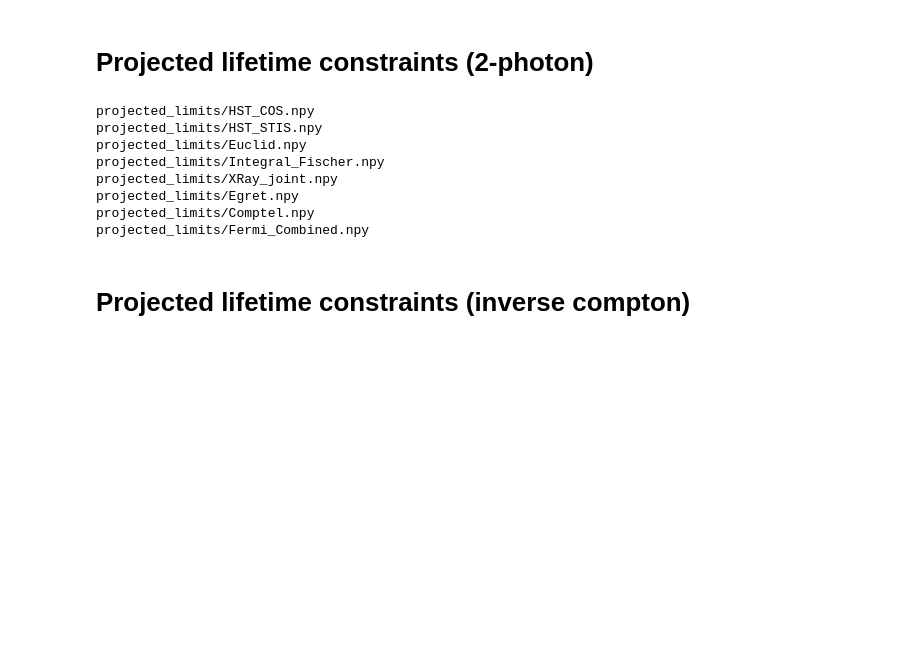
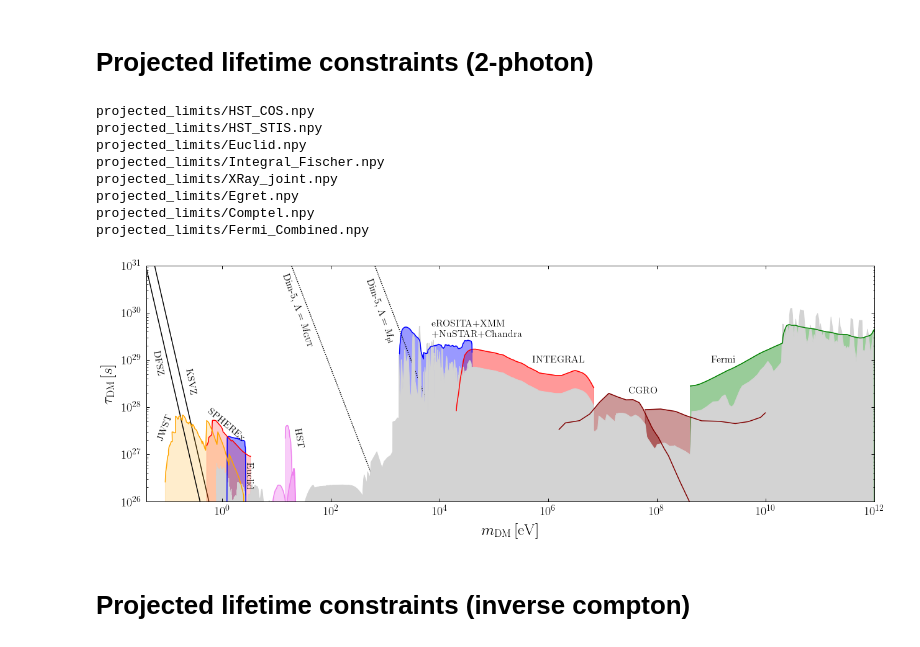
Before and after one commit to joshua-benabou/Mega_Decaying_DM_Milkyway_Analysis, a Jupyter notebook: Mega_plot.ipynb, the cells around one changed output. Saved outputs shown, nothing was run; the diff lists cells and outputs as text; code cells hidden in the pictures; blank space fills up the shorter version.

```diff
--- a/Mega_plot.ipynb
+++ b/Mega_plot.ipynb
@@ -24,8 +33,8 @@ import sys
 import numpy as np
 
 
-#master_folder = "/global/cfs/cdirs/m3166/benabou/COMSOL/COMSOL_2026/AxionLimits/"
-master_folder = "/global/scratch/projects/pc_heptheory/jbenabou/AxionLimits/"
+master_folder = "/global/cfs/cdirs/m3166/benabou/COMSOL/COMSOL_2026/AxionLimits/"
+#master_folder = "/global/scratch/projects/pc_heptheory/jbenabou/AxionLimits/"
 
 sys.path.append(master_folder)
 
@@ -285,7 +294,9 @@ plt.fill_between(mDM_eV, 1e-40, tau_s_arr, color=col,alpha=0.2,zorder=-100000)
 
 
 fs=16
-plt.text(0.07,1e28,'JWST',fontsize=fs)
+#plt.text(0.07,1e28,'JWST',fontsize=fs)
+plt.text(0.06,2e27,'JWST',fontsize=fs,rotation=70)
+
 plt.text(0.5,2e27,'SPHEREx',fontsize=fs,rotation=-40)
 plt.text(2.6,2e26,'Euclid',fontsize=fs,rotation=-90)
 plt.text(20,1.5e27,'HST',fontsize=fs,rotation=-80)
@@ -310,36 +321,50 @@ def g_x(C_ag,m_a):
 
 arr_mDM_eV = np.geomspace(1e-12,1e12,1000)
 
 
 tau_KSVZ = gayy_limit_2_tau_limit(g_x(KSVZ,arr_mDM_eV), arr_mDM_eV)
 tau_DFSZ = gayy_limit_2_tau_limit(g_x(DFSZ,arr_mDM_eV), arr_mDM_eV)
 
 plt.plot(arr_mDM_eV, tau_KSVZ, color="k",zorder=-100000)
 plt.plot(arr_mDM_eV, tau_DFSZ, color="k",zorder=-1000000)
-plt.text(3e7,2e28,'KSVZ',fontsize=fs,rotation=-60)
-plt.text(3e7,2e28,'DFSZ',fontsize=fs,rotation=-60)
+plt.text(0.2,2e28,'KSVZ',fontsize=fs,rotation=-80)
+plt.text(0.05,5e28,'DFSZ',fontsize=fs,rotation=-80)
+
+
+###########################
+# add dim 5 decay rates
+
+
+for Lambda_GeV in [ 1e16, 2e18]:
+    Gamma_eV  = arr_mDM_eV**3 / (Lambda_GeV*1e9)**2
+    tau_s =  1/(s_to_inveV * Gamma_eV)
+    plt.plot(arr_mDM_eV, tau_s, color="k",zorder=-100000,ls="dotted")
+
+plt.text(12,2e29, r'Dim-5, $\Lambda = M_\mathrm{GUT}$',fontsize=fs,rotation=-70)
+plt.text(400,2.5e29,r'Dim-5, $\Lambda = M_\mathrm{pl}$',fontsize=fs,rotation=-70)
 
 ################################################################
-plt.xlim([5e-2,1e12])
+plt.xlim([4e-2,1e12])
 plt.ylim([1e26,1e31])
 
 #plt.axvline(1.6e7,ls="--")
 ################################################################
 #plt.legend()
 plt.xscale("log")
 plt.yscale("log")
 plt.ylabel(r"$\tau_\mathrm{DM} \, [s]$")
 plt.xlabel(r"$m_\mathrm{DM}\, [\mathrm{eV}]$")
 plt.savefig("plots/mega_plot_projected_constraint_tau_2gamma.pdf",bbox_inches="tight")
 # %% [output]
 projected_limits/HST_COS.npy
 projected_limits/HST_STIS.npy
 projected_limits/Euclid.npy
 projected_limits/Integral_Fischer.npy
 projected_limits/XRay_joint.npy
 projected_limits/Egret.npy
 projected_limits/Comptel.npy
 projected_limits/Fermi_Combined.npy
+[figure, added]
 # %% [markdown]
 # Projected lifetime constraints (inverse compton)
 # %%
```
Also changed, not shown: parts of 2 cells of this notebook, 2 other files.
